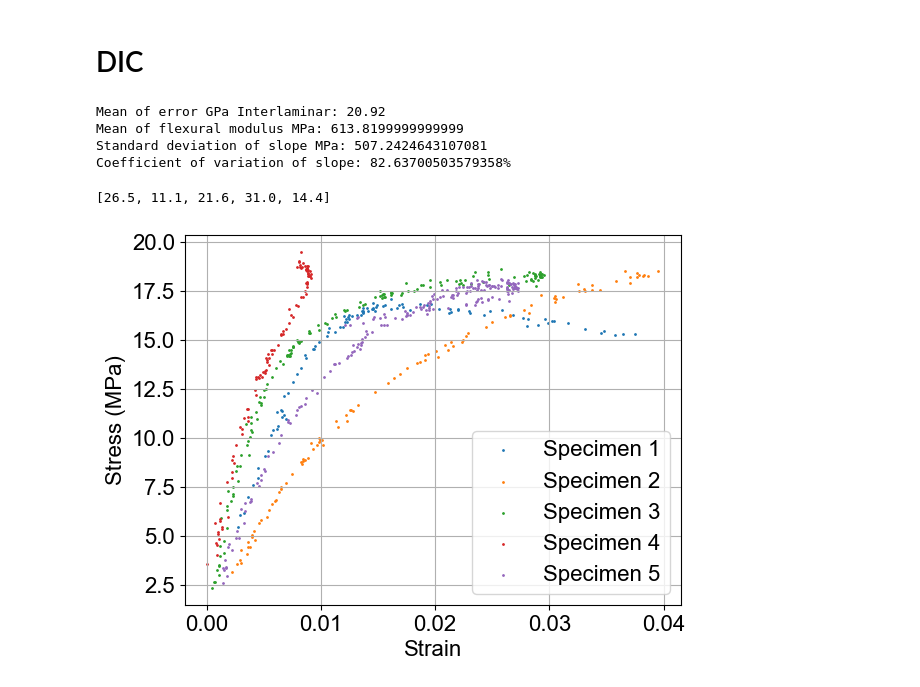
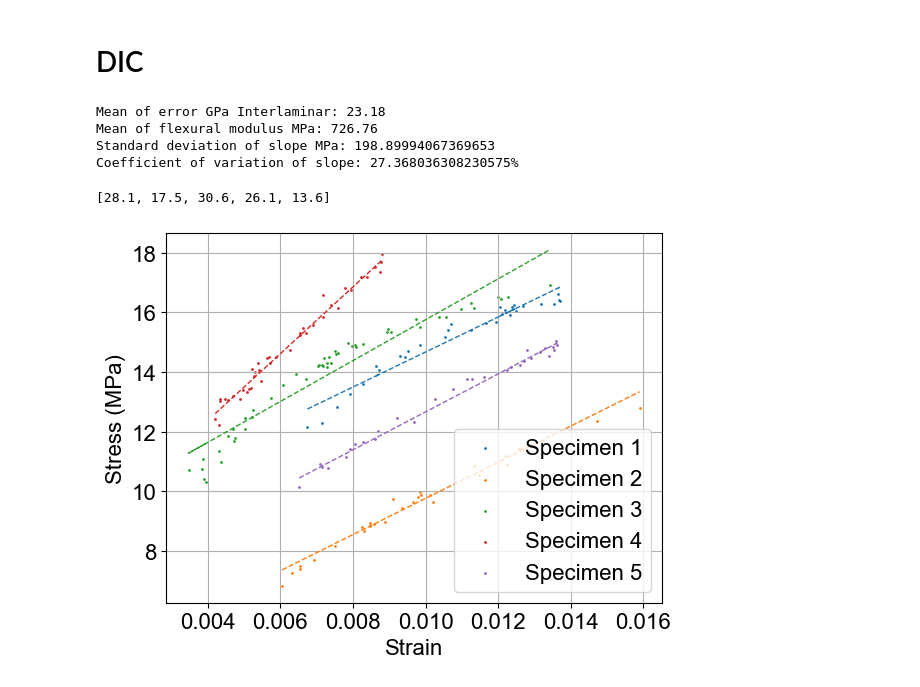
Before and after one commit to CleisonManriqueAguirre/postprocessing_test, a Jupyter notebook: Specimen_data_process.ipynb, the cells around one changed output. Saved outputs shown, nothing was run; the diff lists cells and outputs as text; code cells hidden in the pictures.

```diff
--- a/Specimen_data_process.ipynb
+++ b/Specimen_data_process.ipynb
@@ -9,7 +9,7 @@ from scipy import stats
 plt.rcParams['font.family'] = 'Arial'
 plt.rcParams.update({'font.size': 16})
 
-def process_specimens(specimen_count, file_path_template, c1, c2, data_row_start, data_rows_end, data_linear_start, data_linear_end, b, h, L, corrected , flexion, compression, shear , specimen_number,DIC_short):
+def process_specimens(specimen_count, file_path_template,file_path_template_2, c1, c2, data_row_start, data_rows_end, data_linear_start, data_linear_end, b, h, L, corrected , flexion, compression, shear , specimen_number,DIC_short):
     """
     Processes flexural specimen data, performs calculations, and generates plots.
 
@@ -77,14 +77,14 @@ def process_specimens(specimen_count, file_path_template, c1, c2, data_row_start
             slope_var = 100* slope_std / slope_mean
 
         elif DIC_short:
-            df_2 = pd.read_csv(file_path_template.format(k), skiprows=10)
-            extension_2 = df.iloc[data_row_start[k]:data_rows_end[k], c1]
+            df_2 = pd.read_csv(file_path_template_2.format(k), skiprows=10)
+            extension_2 = df_2.iloc[data_row_start[k]:data_rows_end[k], c1]
 
             #stress calculation
             df['stress'] = - 0.75 * load / ( b[k] * h[k] )
             #strain calculation
-            # df['strain'] = (2) * (np.abs(extension)
-            df['strain'] = (np.abs(extension) - np.abs(extension_2))
+            df['strain'] = (2) * (np.abs(extension))
+            # df['strain'] = np.abs(np.abs(extension) - np.abs(extension_2))
 
 
 
@@ -234,9 +234,12 @@ def process_specimens(specimen_count, file_path_template, c1, c2, data_row_start
         print(f'Coefficient of variation of slope: {slope_cv}%')
 
         for k in range(len(data["strain"])):
-            plt.scatter(df["strain"][k], data["stress"][k], label=f'Specimen {k + 1}',s = 1)
+            plt.scatter(data["strain"][k], data["stress"][k], label=f'Specimen {k + 1}',s = 1)
             # plt.scatter(df['strain'] , df['stress'], label=f'Specimen {k}',s=2)
             # plt.plot(data["strain"][k], data["stress"][k], label=f'Specimen {k + 1}', linewidth=1)
+        # plot linear regression line from the stats linregress
+        for k in range(len(data["strain"])):
+            plt.plot(data["strain"][k], data["slope"][k] * data["strain"][k] + data["intercept"][k], linewidth=1, linestyle='--')
 
         plt.xlabel('Strain')
         plt.ylabel('Stress (MPa)')
@@ -853,40 +856,42 @@ process_specimens(
     compression=False,
     shear=False,
     specimen_count=5,
     file_path_template='short_beam/3_axis/{}_exp_2.csv',
+    file_path_template_2='short_beam/3_axis/{}_exp.csv',
     c1=3,
     c2=8,
-    data_rows_end = {1: 100, 2: 100, 3: 150, 4: 100, 5: 200},
-    data_row_start = {1: 1, 2: 1, 3: 1, 4: 1, 5: 1},
-    data_linear_start = {1: 1, 2: 1, 3: 1, 4: 1, 5: 1},
-    data_linear_end = {1: 100, 2: 100, 3: 150, 4: 100, 5: 200},
+    data_rows_end = {1: 50, 2: 50, 3: 80, 4: 70, 5: 60},
+    data_row_start = {1: 20, 2: 20, 3: 30, 4: 30, 5: 30},
+    data_linear_start = {1: 20, 2: 20, 3: 30, 4: 30, 5: 30},
+    data_linear_end = {1: 50, 2: 50, 3: 80, 4: 70, 5: 60},
     # Area of the specimen in a dictionary
     b = {
         1: 17.18,  # b_1_A
         2: 16.64,  # b_2_A
         3: 17.3,   # b_3_A
         4: 17.6,   # b_4_A
         5: 15.69,  # b_1_B
     },
 
     h = {
         1: 3.43,  # h_1_A
         2: 3.21,  # h_2_A
         3: 3.41,  # h_3_A
         4: 3.00,  # h_4_A
         5: 3.55,  # h_1_B
     },
     L=30,
+    # specimen_number=[2,3,5],
     specimen_number=range(1, specimen_count + 1),
     DIC_short=True
 )
 
 #range(1, specimen_count + 1)
 # print(range(1, specimen_count + 1))
 # %% [output]
-Mean of error GPa Interlaminar: 20.92
-Mean of flexural modulus MPa: 613.8199999999999
-Standard deviation of slope MPa: 507.2424643107081
-Coefficient of variation of slope: 82.63700503579358%
+Mean of error GPa Interlaminar: 23.18
+Mean of flexural modulus MPa: 726.76
+Standard deviation of slope MPa: 198.89994067369653
+Coefficient of variation of slope: 27.368036308230575%
-[26.5, 11.1, 21.6, 31.0, 14.4]
+[28.1, 17.5, 30.6, 26.1, 13.6]
-[figure, old version]
+[figure, new version]
```
Also changed, not shown: parts of 2 cells of this notebook.
